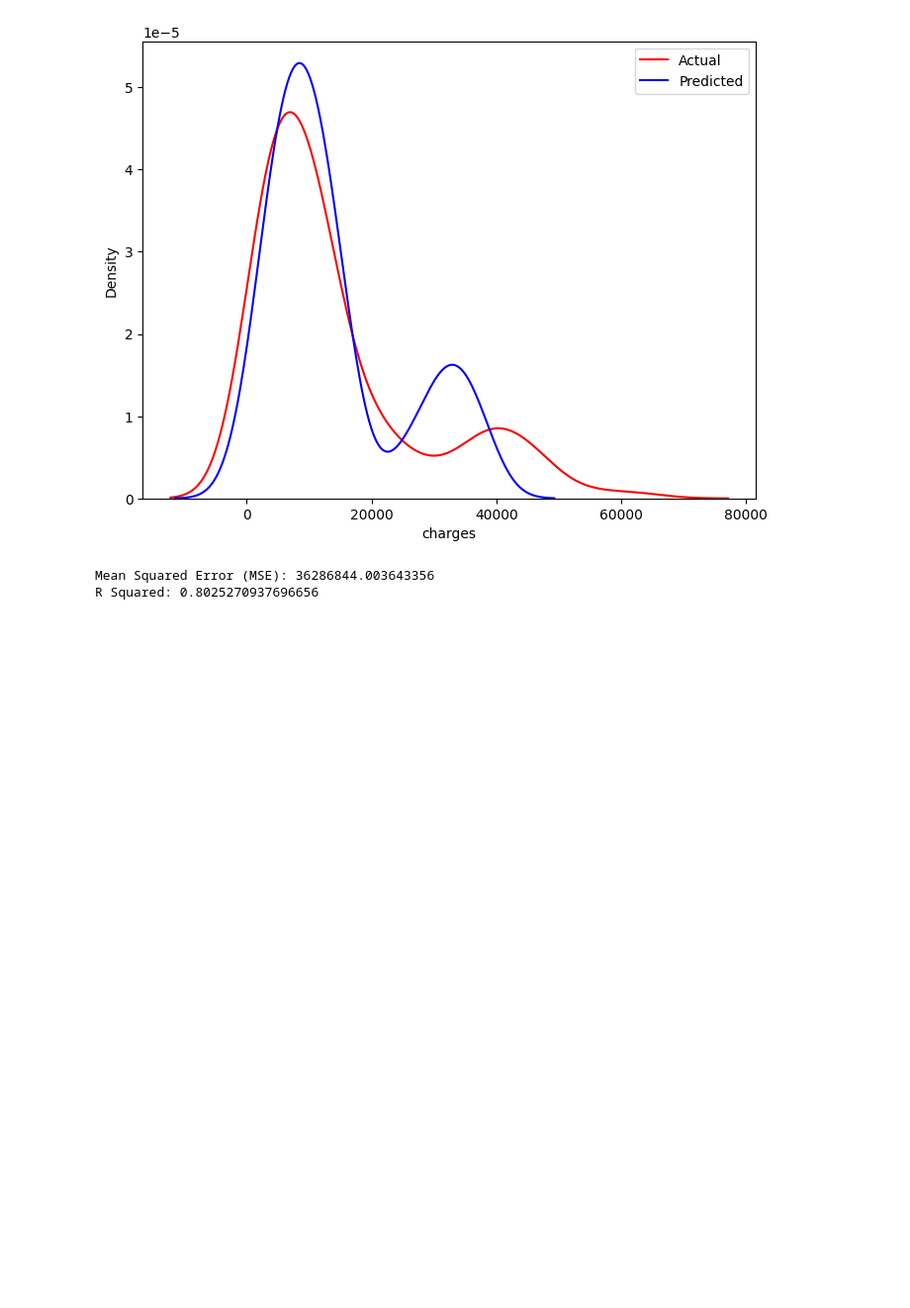
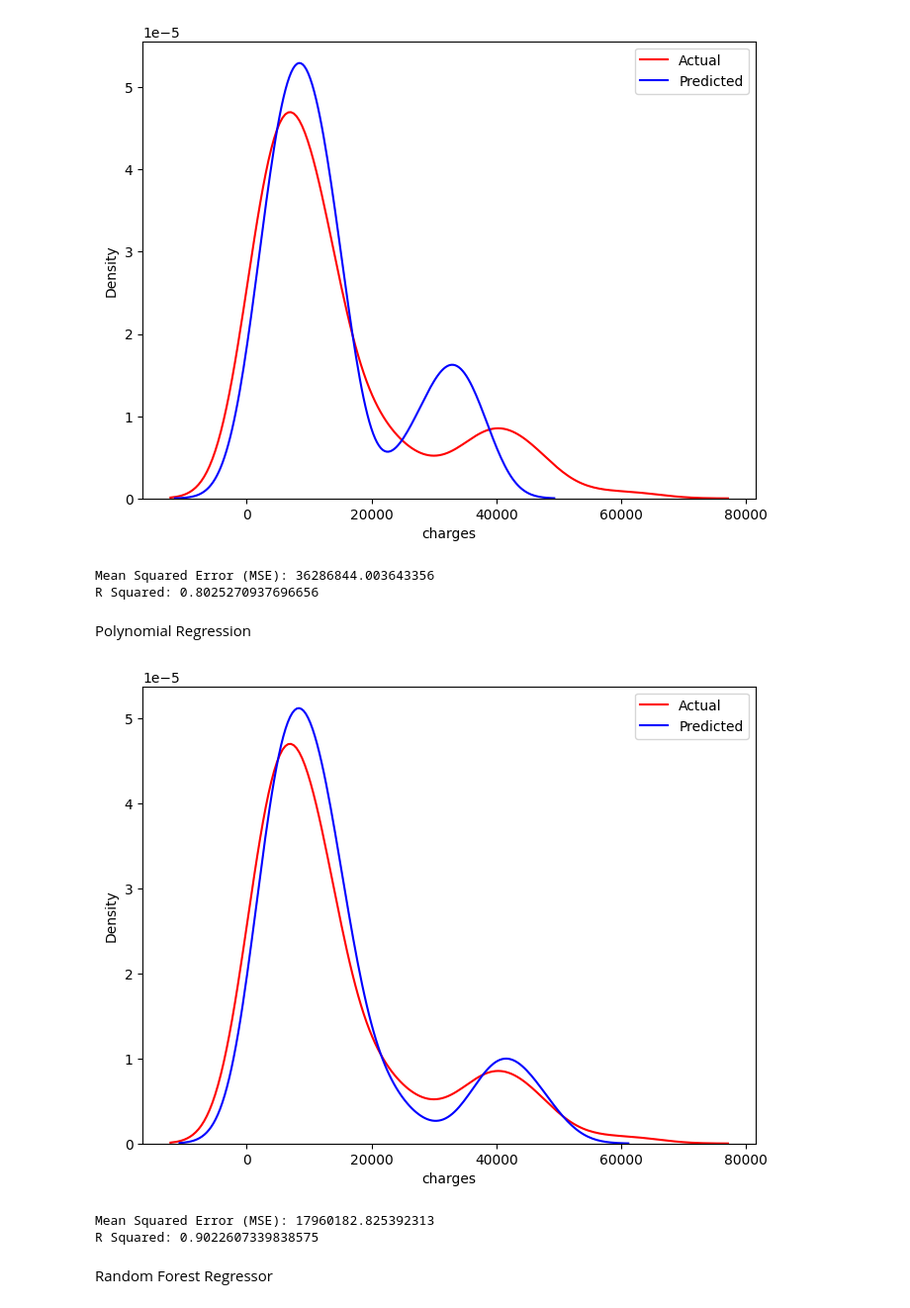
Before and after one commit to LinaSeongyeonSon/Medical-Insurance-Cost-Prediction, a Jupyter notebook: Medical_Insurance_Cost_Prediction.ipynb, the cells around one changed output. Shown at 99% size. Drawn from its saved outputs; the diff is of its cells as text; code cells hidden in the pictures; blank space fills up the shorter version.

Commit message:
Predictive analysis

```diff
--- a/Medical_Insurance_Cost_Prediction.ipynb
+++ b/Medical_Insurance_Cost_Prediction.ipynb
@@ -609,12 +602,7 @@ preprocessor = ColumnTransformer(
     ]
 )
 
-# Fit and transform the training data
-X_train_transformed = preprocessor.fit_transform(X_train)
-
-# Transform the test data using the same transformer
-X_test_transformed = preprocessor.transform(X_test)
+pipeline = Pipeline(steps=[
+    ('preprocessor', preprocessor),
+    ('model', LinearRegression())
+])
-# %%
-baseline = LinearRegression()
-baseline.fit(X_train_transformed, y_train)
-y_pred = baseline.predict(X_test_transformed)
@@ -621,3 +611,7 @@ y_pred = baseline.predict(X_test_transformed)
+# %%
+pipeline.fit(X_train, y_train)
+
+linear = pipeline.predict(X_test)
 # %%
 plt.figure(figsize=(8, 6))
 ax = sns.kdeplot(y_test, color='red', label='Actual')
@@ -634,3 +628,32 @@ print(f"Mean Squared Error (MSE): {mse_baseline}\nR Squared: {r2_baseline}")
 # %% [output]
 Mean Squared Error (MSE): 36286844.003643356
 R Squared: 0.8025270937696656
+# %% [markdown]
+Polynomial Regression
+# %%
+pipeline = Pipeline(steps=[
+    ('preprocessor', preprocessor),
+    ('polynomial', PolynomialFeatures(degree=2)),
+    ('model', LinearRegression())
+])
+
+pipeline.fit(X_train, y_train)
+polynomial = pipeline.predict(X_test)
+# %%
+plt.figure(figsize=(8, 6))
+ax = sns.kdeplot(y_test, color='red', label='Actual')
+sns.kdeplot(polynomial, color='blue', label='Predicted', ax=ax)
+plt.legend()
+plt.show()
+# %% [output]
+[figure, added]
+# %%
+mse_polynomial = mean_squared_error(y_test, polynomial)
+r2_polynomial = r2_score(y_test, polynomial)
+
+print(f"Mean Squared Error (MSE): {mse_polynomial}\nR Squared: {r2_polynomial}")
+# %% [output]
+Mean Squared Error (MSE): 17960182.825392313
+R Squared: 0.9022607339838575
+# %% [markdown]
+Random Forest Regressor
```
Also changed, not shown: parts of 23 cells of this notebook.
